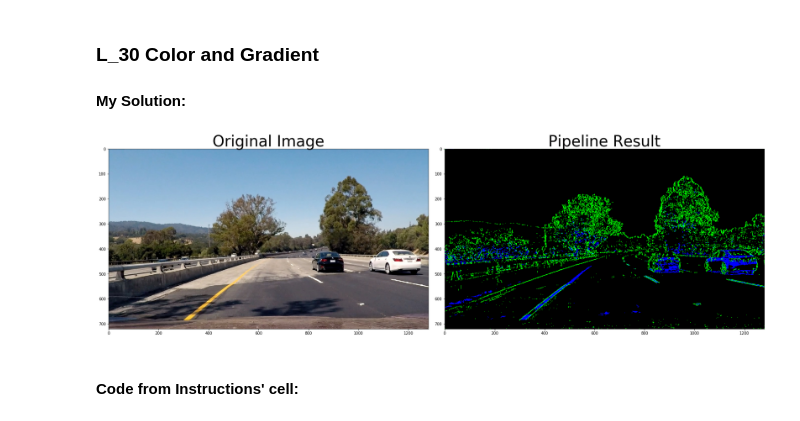
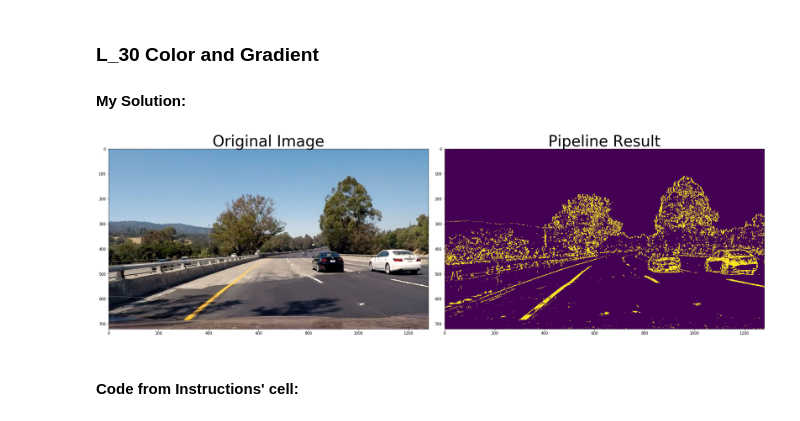
Before and after one commit to SherylHohman/CarND-Advanced-Lane_Lines-Exercises, a Jupyter notebook: L_30_color_and_gradient.ipynb, the cells around one changed output. Cells and saved outputs as stored; diff of their text form; code cells hidden in the pictures.

Commit message:
create BW binary from stacked channels (not used)

```diff
--- a/L_30_color_and_gradient.ipynb
+++ b/L_30_color_and_gradient.ipynb
@@ -60,36 +60,49 @@ def pipeline(img, s_thresh=(170, 255), sx_thresh=(20, 100)):
     abs_sobelx = np.absolute(sobelx)
 
     scaled_sobel = np.uint8(255*abs_sobelx/np.max(abs_sobelx))
 
     # Threshold x gradient
     sxbinary = np.zeros_like(scaled_sobel)
     sxbinary[(scaled_sobel >= sx_thresh[0]) & (scaled_sobel <= sx_thresh[1])] = 1
 
     # Threshold color channel
     s_binary = np.zeros_like(s_channel)
     s_binary[(s_channel >= s_thresh[0]) & (s_channel <= s_thresh[1])] = 1
 
     # Stack each channel
     # Note color_binary[:, :, 0] is all 0s, effectively an all black image.
     # It might be beneficial to replace this channel with something else.
-    color_binary = np.dstack(( np.zeros_like(sxbinary), sxbinary, s_binary))
 
-    return color_binary
+    #color_binary = np.dstack(( np.zeros_like(sxbinary), sxbinary, s_binary))
+    empty_channel = np.zeros_like(s_binary)
+
+    # colorful green and blue stacked image (red channel is black or all zeros)
+    color_binary = np.dstack(( empty_channel, sxbinary, s_binary))
+
+    # temp: just to see what it looks like
+    # BW binary combination of sxbinary and s_binary (not using)
+    combined_binary = np.zeros_like(s_binary)
+    combined_binary[ (sxbinary == 1) | (s_binary == 1)] = 1
+    return combined_binary
+
+#     return color_binary
+
+
 
 result = pipeline(image)
 
 # Plot the result
 f, (ax1, ax2) = plt.subplots(1, 2, figsize=(24, 9))
 f.tight_layout()
 
 ax1.imshow(image)
 ax1.set_title('Original Image', fontsize=40)
 
 ax2.imshow(result)
 ax2.set_title('Pipeline Result', fontsize=40)
 plt.subplots_adjust(left=0., right=1, top=0.9, bottom=0.)
 # %% [output]
-[figure, old version]
+[figure, new version]
 # %% [markdown]
 #### Code from Instructions' cell:
 # %% [raw]
```
Also changed, not shown: 2 other files.
